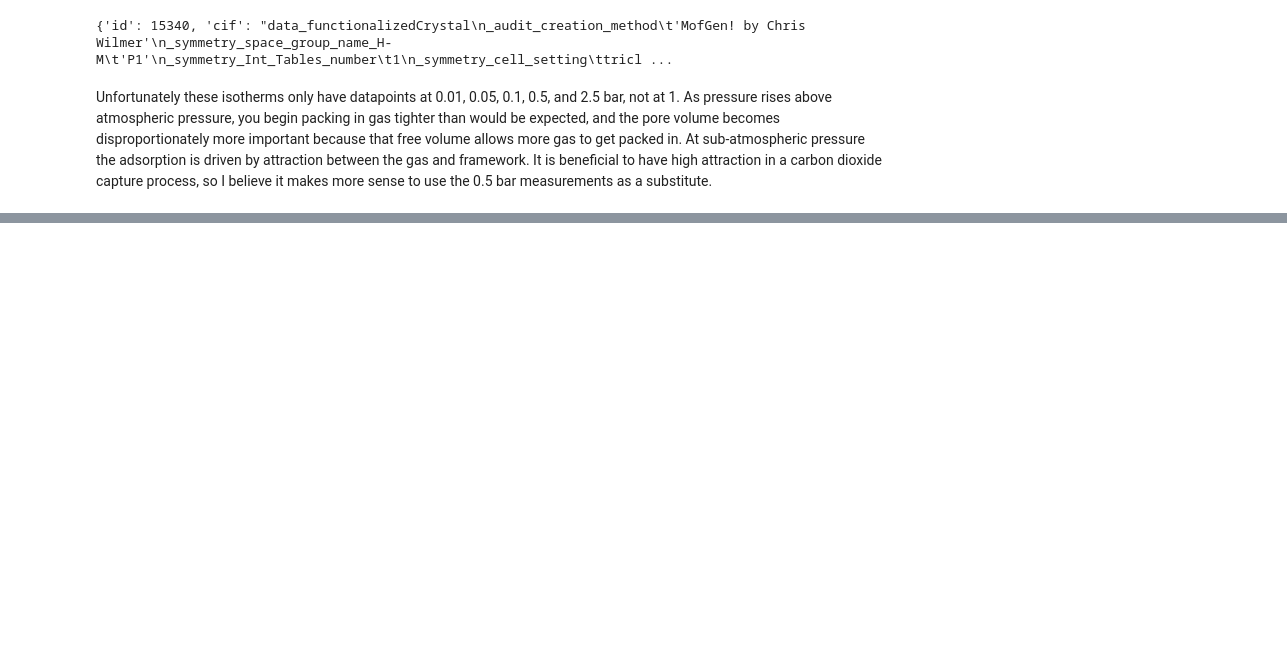
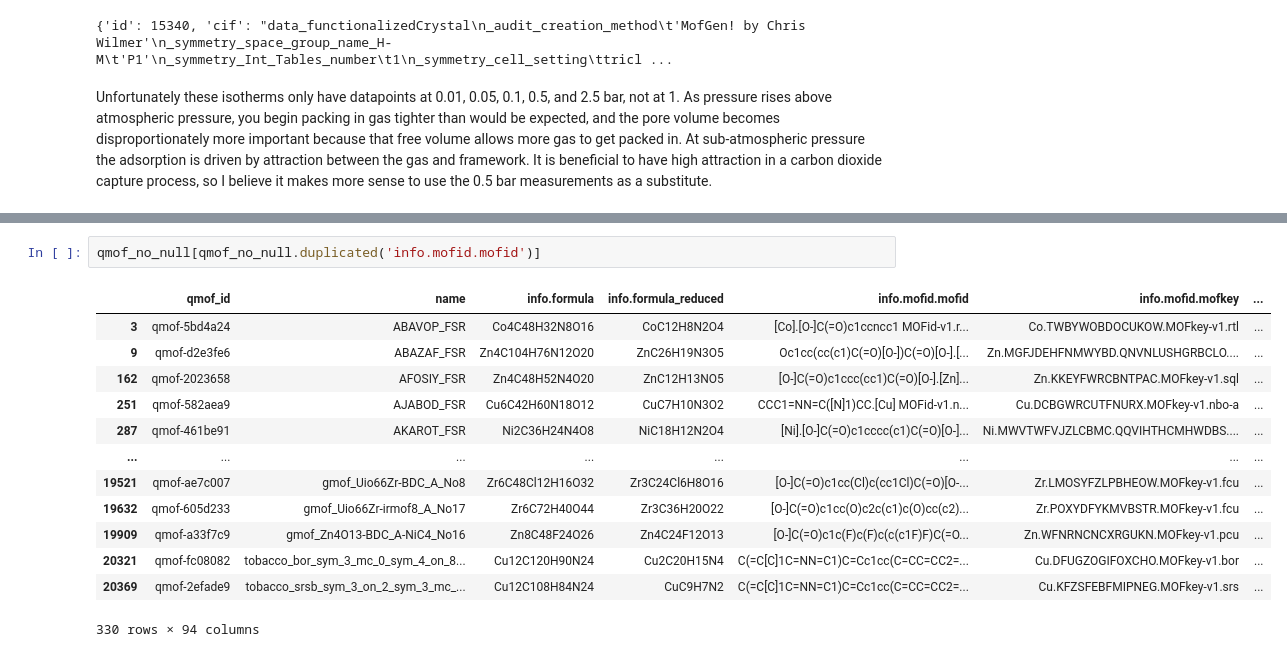
Before and after one commit to zjbrown0689/MOF-Capstone, a Jupyter notebook: notebooks/1_data_wrangling.ipynb, the cells around one changed output, grey strips where cells are left out. Saved outputs shown, nothing was run; the diff lists cells and outputs as text; blank space fills up the shorter version.

```diff
--- a/notebooks/1_data_wrangling.ipynb
+++ b/notebooks/1_data_wrangling.ipynb
@@ -142,0 +300,16 @@ if file['isotherms'][0]['adsorbates']['formula'] == 'CO2':
+# %%
+qmof_no_null[qmof_no_null.duplicated('info.mofid.mofid')]
+# %% [output]
+|  | qmof_id | name | info.formula | info.formula_reduced | info.mofid.mofid | info.mofid.mofkey | ... |
+| 3 | qmof-5bd4a24 | ABAVOP_FSR | Co4C48H32N8O16 | CoC12H8N2O4 | [Co].[O-]C(=O)c1ccncc1 MOFid-v1.r... | Co.TWBYWOBDOCUKOW.MOFkey-v1.rtl | ... |
+| 9 | qmof-d2e3fe6 | ABAZAF_FSR | Zn4C104H76N12O20 | ZnC26H19N3O5 | Oc1cc(cc(c1)C(=O)[O-])C(=O)[O-].[... | Zn.MGFJDEHFNMWYBD.QNVNLUSHGRBCLO.... | ... |
+| 162 | qmof-2023658 | AFOSIY_FSR | Zn4C48H52N4O20 | ZnC12H13NO5 | [O-]C(=O)c1ccc(cc1)C(=O)[O-].[Zn]... | Zn.KKEYFWRCBNTPAC.MOFkey-v1.sql | ... |
+| 251 | qmof-582aea9 | AJABOD_FSR | Cu6C42H60N18O12 | CuC7H10N3O2 | CCC1=NN=C([N]1)CC.[Cu] MOFid-v1.n... | Cu.DCBGWRCUTFNURX.MOFkey-v1.nbo-a | ... |
+| 287 | qmof-461be91 | AKAROT_FSR | Ni2C36H24N4O8 | NiC18H12N2O4 | [Ni].[O-]C(=O)c1cccc(c1)C(=O)[O-]... | Ni.MWVTWFVJZLCBMC.QQVIHTHCMHWDBS.... | ... |
+| ... | ... | ... | ... | ... | ... | ... | ... |
+| 19521 | qmof-ae7c007 | gmof_Uio66Zr-BDC_A_No8 | Zr6C48Cl12H16O32 | Zr3C24Cl6H8O16 | [O-]C(=O)c1cc(Cl)c(cc1Cl)C(=O)[O-... | Zr.LMOSYFZLPBHEOW.MOFkey-v1.fcu | ... |
+| 19632 | qmof-605d233 | gmof_Uio66Zr-irmof8_A_No17 | Zr6C72H40O44 | Zr3C36H20O22 | [O-]C(=O)c1cc(O)c2c(c1)c(O)cc(c2)... | Zr.POXYDFYKMVBSTR.MOFkey-v1.fcu | ... |
+| 19909 | qmof-a33f7c9 | gmof_Zn4O13-BDC_A-NiC4_No16 | Zn8C48F24O26 | Zn4C24F12O13 | [O-]C(=O)c1c(F)c(F)c(c(c1F)F)C(=O... | Zn.WFNRNCNCXRGUKN.MOFkey-v1.pcu | ... |
+| 20321 | qmof-fc08082 | tobacco_bor_sym_3_mc_0_sym_4_on_8... | Cu12C120H90N24 | Cu2C20H15N4 | C(=C[C]1C=NN=C1)C=Cc1cc(C=CC=CC2=... | Cu.DFUGZOGIFOXCHO.MOFkey-v1.bor | ... |
+| 20369 | qmof-2efade9 | tobacco_srsb_sym_3_on_2_sym_3_mc_... | Cu12C108H84N24 | CuC9H7N2 | C(=C[C]1C=NN=C1)C=Cc1cc(C=CC=CC2=... | Cu.KFZSFEBFMIPNEG.MOFkey-v1.srs | ... |
+330 rows × 94 columns
```
Also changed, not shown: parts of 31 cells of this notebook.
